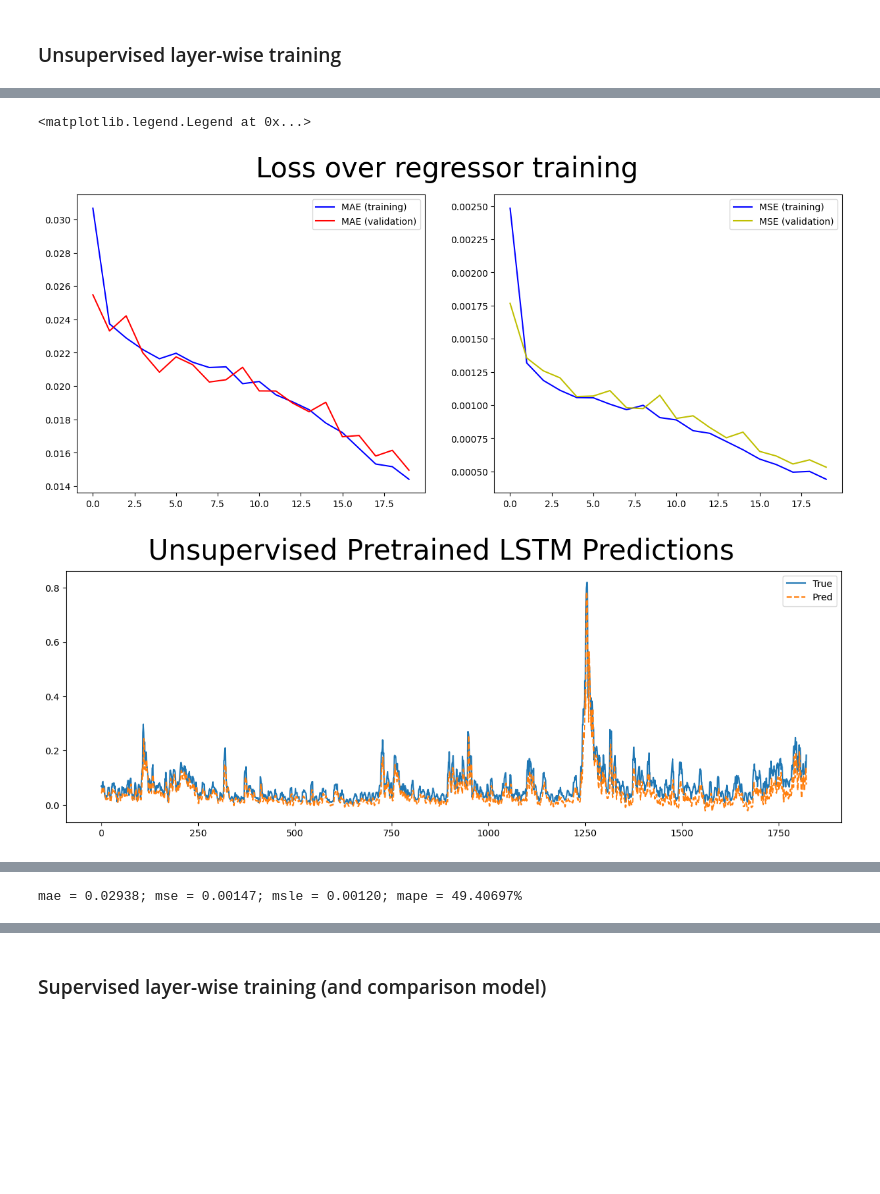
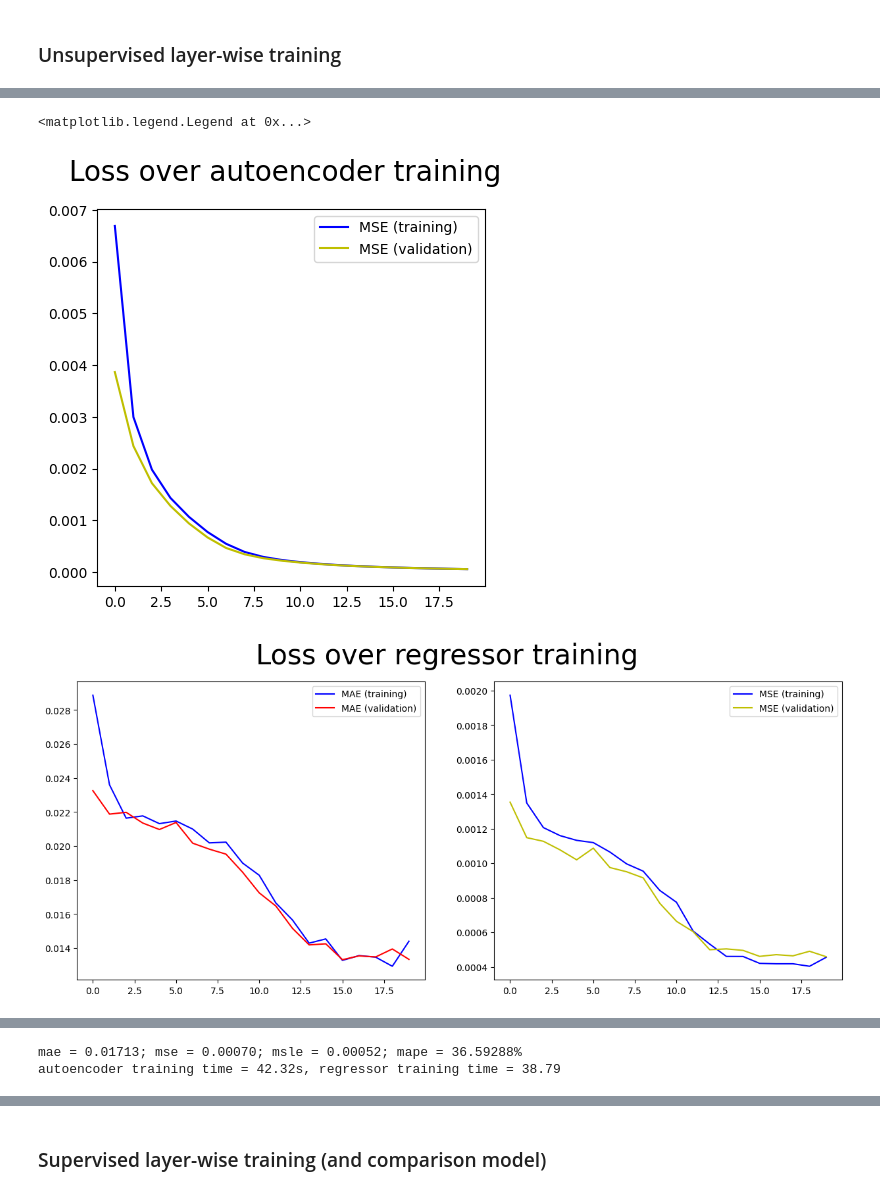
Before and after one commit to gittmp/sustainable-risk-modelling, a Jupyter notebook: Program/risk-forecasting.ipynb, the cells around one changed output, grey strips where cells are left out. Saved outputs shown, nothing was run; the diff lists cells and outputs as text; code cells hidden in the pictures; blank space fills up the shorter version.

Commit message:
added more/clearer metrics to unsupervised layer-wise training process

```diff
--- a/Program/risk-forecasting.ipynb
+++ b/Program/risk-forecasting.ipynb
@@ -43,6 +43,7 @@ TRAIN_TEST_SPLIT = TRAIN_VAL_SPLIT = 0.9
 
 EPOCHS = 20
 BATCH_SIZE = 32
+NODES_PER_LAYER = 32
 
 ACTIVE_LEARNING = False
 AL_ITERATIONS = 50
@@ -292,0 +230,6 @@ Epoch 20/20
+# %%
+encoder, enc_history, total_enc_time = base_autoencoder(X_train)
+encoder, enc_history, timer = add_autoencoder(encoder, X_train, enc_history)
+total_enc_time += timer
+
+regressor, reg_history, total_reg_time = build_final_model(encoder, X_train, y_train)
@@ -293,29 +254,36 @@ Epoch 20/20
 # %%
-# loss plots
-mae, val_mae = history_regressor['loss'], history_regressor['val_loss']
-mse, val_mse = history_regressor['mse'], history_regressor['val_mse']
+# autoencoder loss plots
+fig, ax = plt.subplots(1, 1, figsize=(5, 5), dpi=100)
+fig.suptitle("Loss over autoencoder training", fontsize=20)
 
+ax.plot(enc_history['loss'], color='b', label="MSE (training)")
+ax.plot(enc_history['val_loss'], color='y', label="MSE (validation)")
+ax.legend(loc=0)
+
+
+# regressor loss plots
 fig, ax = plt.subplots(1, 2, figsize=(15, 6), dpi=100)
 fig.suptitle("Loss over regressor training", fontsize=30)
 
-ax[0].plot(mae, color='b', label="MAE (training)")
-ax[0].plot(val_mae, color='r', label="MAE (validation)")
+ax[0].plot(reg_history['loss'], color='b', label="MAE (training)")
+ax[0].plot(reg_history['val_loss'], color='r', label="MAE (validation)")
 ax[0].legend(loc=0)
 
-ax[1].plot(mse, color='b', label="MSE (training)")
-ax[1].plot(val_mse, color='y', label="MSE (validation)")
+ax[1].plot(reg_history['mse'], color='b', label="MSE (training)")
+ax[1].plot(reg_history['val_mse'], color='y', label="MSE (validation)")
 ax[1].legend(loc=0)
+
 
 # prediction plot
 y_pred = regressor.predict(X_test)
 
 fig, ax = plt.subplots(1, 1, figsize=(15, 5), dpi=100)
 fig.suptitle("Unsupervised Pretrained LSTM Predictions", fontsize=30)
 
 ax.plot(y_test, label='True')
 ax.plot(y_pred, linestyle='--', label='Pred')
 ax.legend(loc=0)
 # %% [output]
 <matplotlib.legend.Legend at 0x...>
-[figure, old version]
+[figure, new version]
-[figure, old version]
+[figure, new version]
@@ -329,8 +298,10 @@ _msle.dropna(inplace=True)
 msle = float(np.square(_msle).mean())
 
 print(f"mae = {mae:.5f}; mse = {mse:.5f}; msle = {msle:.5f}; mape = {mape:.5f}%")
+print(f"autoencoder training time = {total_enc_time:.2f}s, regressor training time = {total_reg_time:.2f}")
 # %% [output]
-mae = 0.02938; mse = 0.00147; msle = 0.00120; mape = 49.40697%
+mae = 0.01713; mse = 0.00070; msle = 0.00052; mape = 36.59288%
+autoencoder training time = 42.32s, regressor training time = 38.79
 # %% [markdown]
 **Fixed pre-trained layers**
 
```
Also changed, not shown: parts of 6 cells of this notebook.
